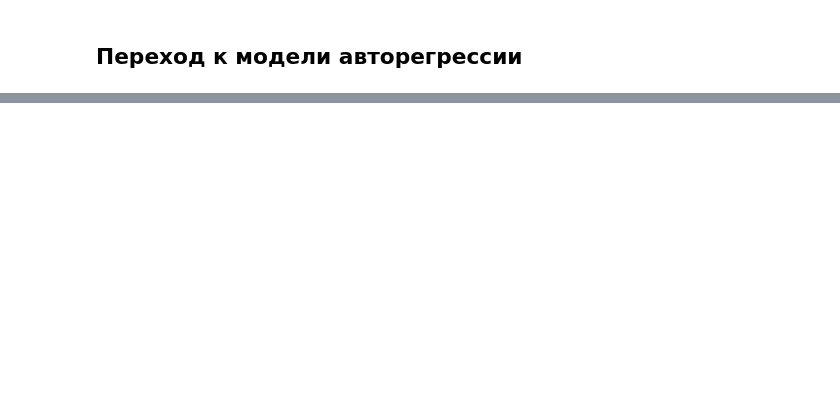
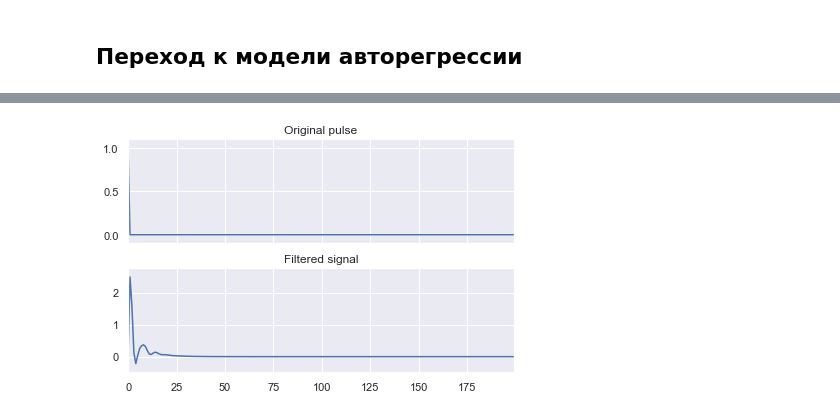
Before and after one commit to tupoylogin/linear_dynamics, a Jupyter notebook: LDSDemo.ipynb, the cells around one changed output, grey strips where cells are left out. Cells and saved outputs as stored; diff of their text form; code cells hidden in the pictures; blank space fills up the shorter version.

```diff
--- a/LDSDemo.ipynb
+++ b/LDSDemo.ipynb
@@ -95,0 +155,7 @@ plot_signal(sig, arma_process.impulse_response(T_OBS))
+# %%
+arma_process = sm.tsa.ArmaProcess(*lds.get_arma())
+# %%
+%matplotlib inline
+plot_signal(sig, arma_process.impulse_response(T_OBS))
+# %% [output]
+[figure, added]
```
Also changed, not shown: parts of 21 cells of this notebook, 1 other file.
